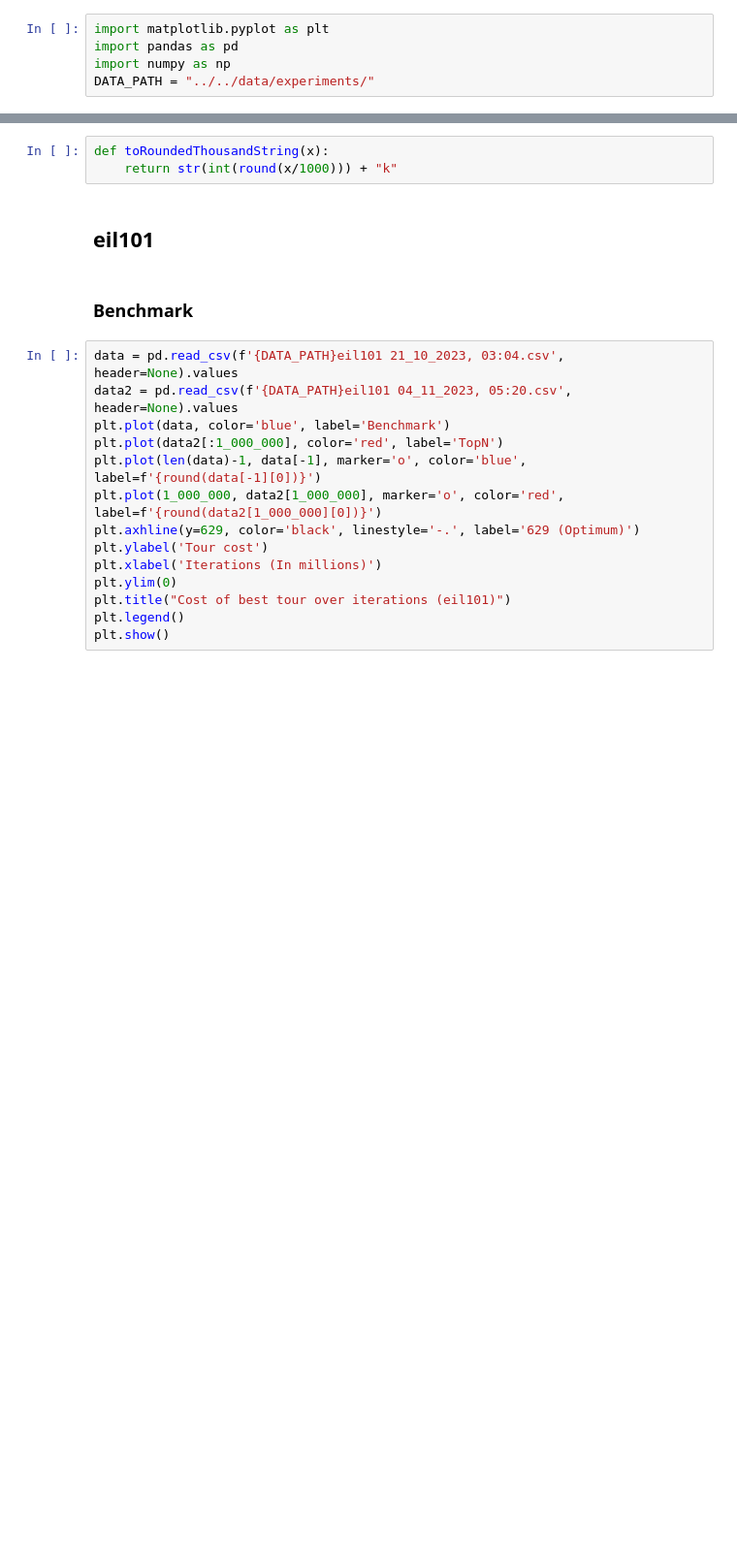
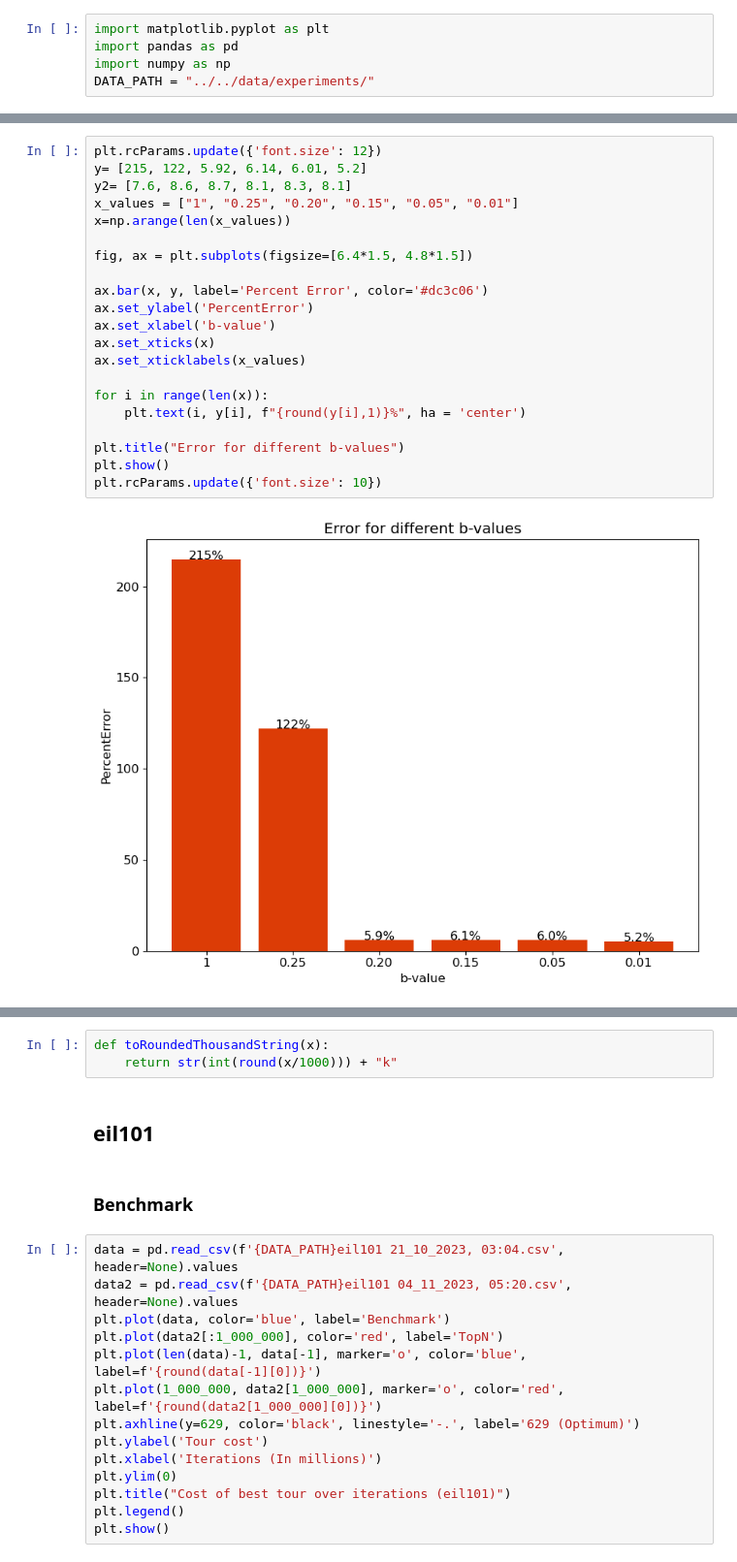
Before and after one commit to TimCares/AFB-Metaheuristic, a Jupyter notebook: src/vis/vis.ipynb, the cells around one changed output, grey strips where cells are left out. Shown: that part at 97% size. Drawn from its saved outputs; the diff is of its cells as text; blank space fills up the shorter version.

```diff
--- a/src/vis/vis.ipynb
+++ b/src/vis/vis.ipynb
@@ -5,0 +27,23 @@ DATA_PATH = "../../data/experiments/"
+# %%
+plt.rcParams.update({'font.size': 12})
+y= [215, 122, 5.92, 6.14, 6.01, 5.2]
+y2= [7.6, 8.6, 8.7, 8.1, 8.3, 8.1]
+x_values = ["1", "0.25", "0.20", "0.15", "0.05", "0.01"]
+x=np.arange(len(x_values))
+
+fig, ax = plt.subplots(figsize=[6.4*1.5, 4.8*1.5])
+
+ax.bar(x, y, label='Percent Error', color='#dc3c06')
+ax.set_ylabel('PercentError')
+ax.set_xlabel('b-value')
+ax.set_xticks(x)
+ax.set_xticklabels(x_values)
+
+for i in range(len(x)):
+    plt.text(i, y[i], f"{round(y[i],1)}%", ha = 'center')
+
+plt.title("Error for different b-values")
+plt.show()
+plt.rcParams.update({'font.size': 10})
+# %% [output]
+[figure, added]
```
Also changed, not shown: parts of 5 cells of this notebook, 17 other files.
